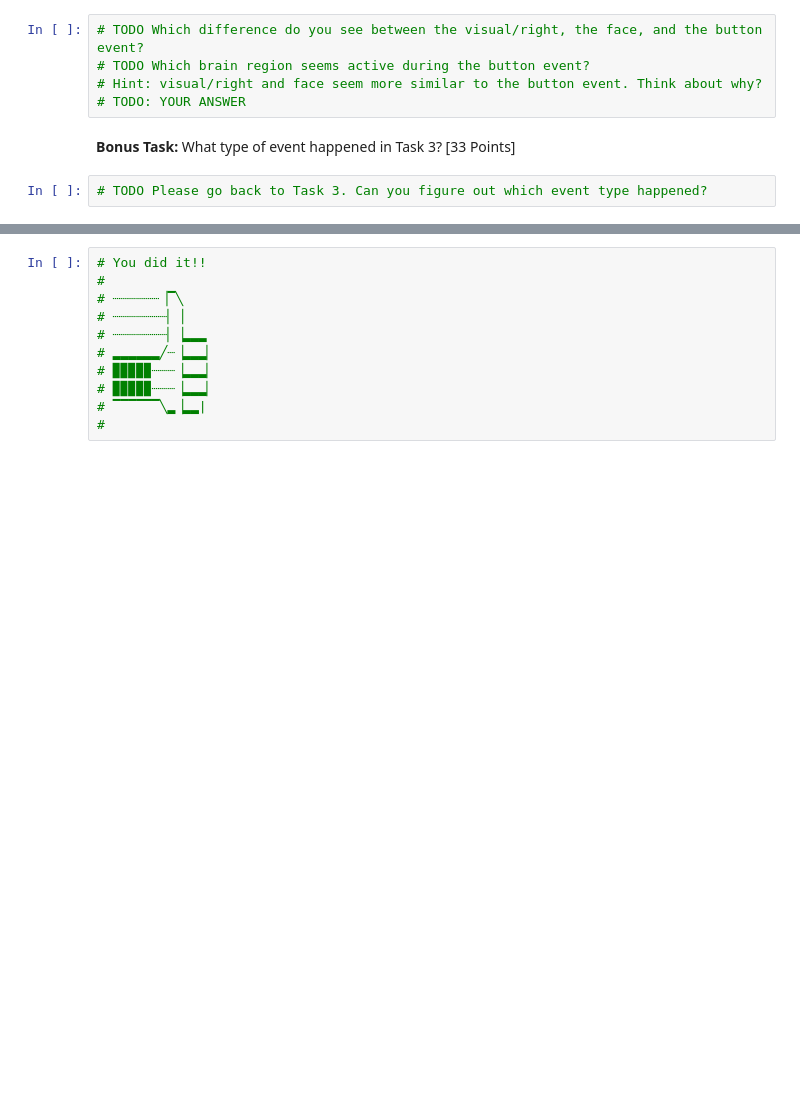
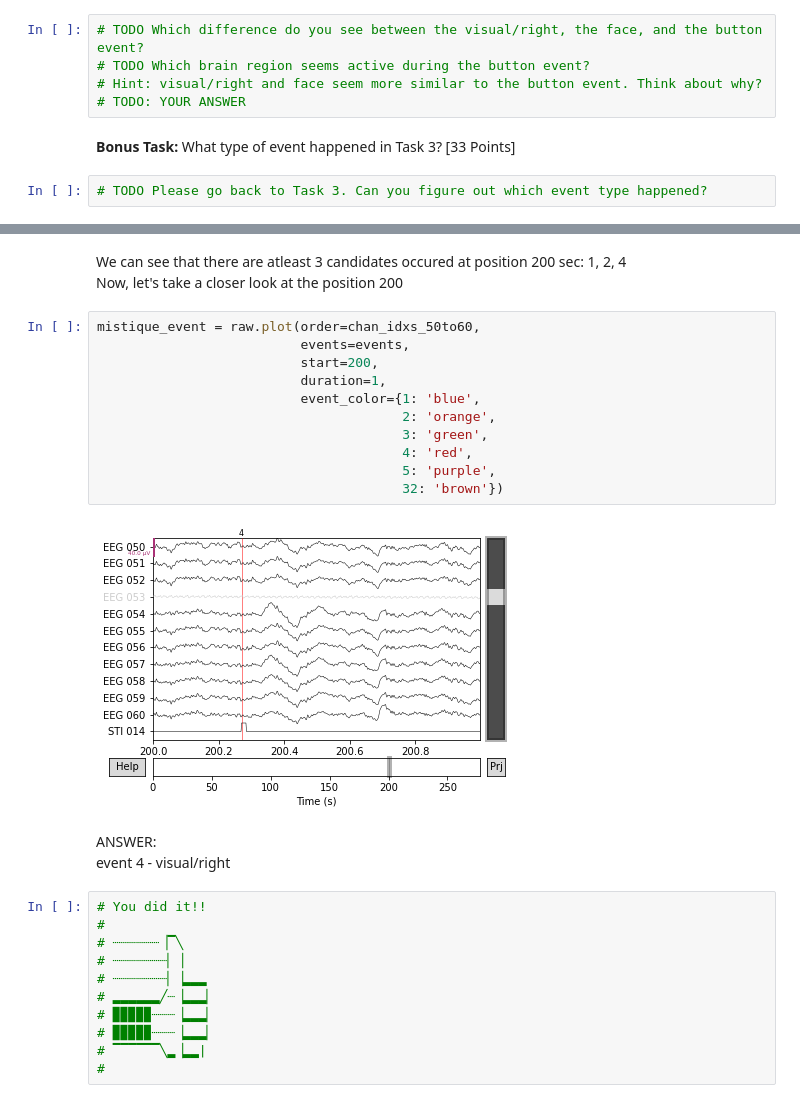
Before and after one commit to bostongfx/cs480student_2021, a Jupyter notebook: 02/CS480_Assignment_2.ipynb, the cells around one changed output, grey strips where cells are left out. Drawn from its saved outputs; the diff is of its cells as text; blank space fills up the shorter version.

```diff
--- a/02/CS480_Assignment_2.ipynb
+++ b/02/CS480_Assignment_2.ipynb
@@ -179,3 +201,22 @@ face_activity = epochs['face'].plot_psd_topomap()
+# %% [markdown]
+We can see that there are atleast 3 candidates occured at position 200 sec: 1, 2, 4 <br>
+Now, let's take a closer look at the position 200
+# %%
+mistique_event = raw.plot(order=chan_idxs_50to60,
+                          events=events,
+                          start=200,
+                          duration=1,
+                          event_color={1: 'blue',
+                                       2: 'orange',
+                                       3: 'green',
+                                       4: 'red',
+                                       5: 'purple',
+                                       32: 'brown'})
+# %% [output]
+[figure, added]
+# %% [markdown]
+ANSWER: <br>
+event 4 - visual/right
 # %%
 # You did it!!
 #
```
Also changed, not shown: parts of 4 cells of this notebook.
